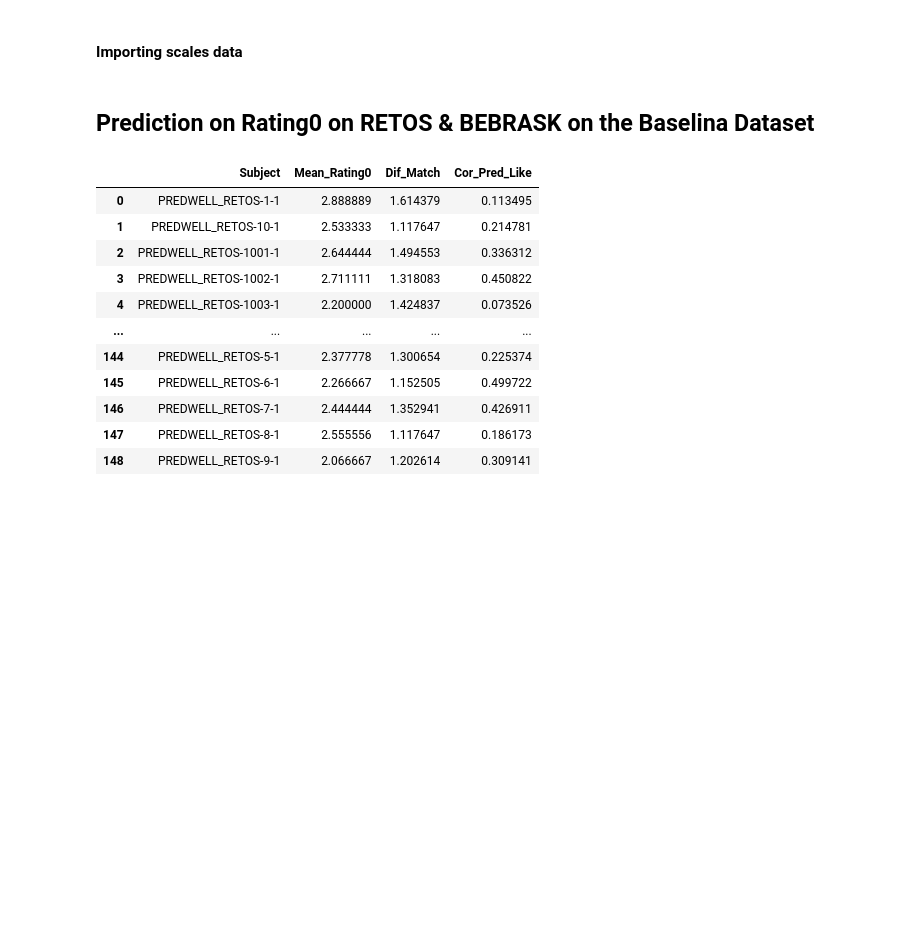
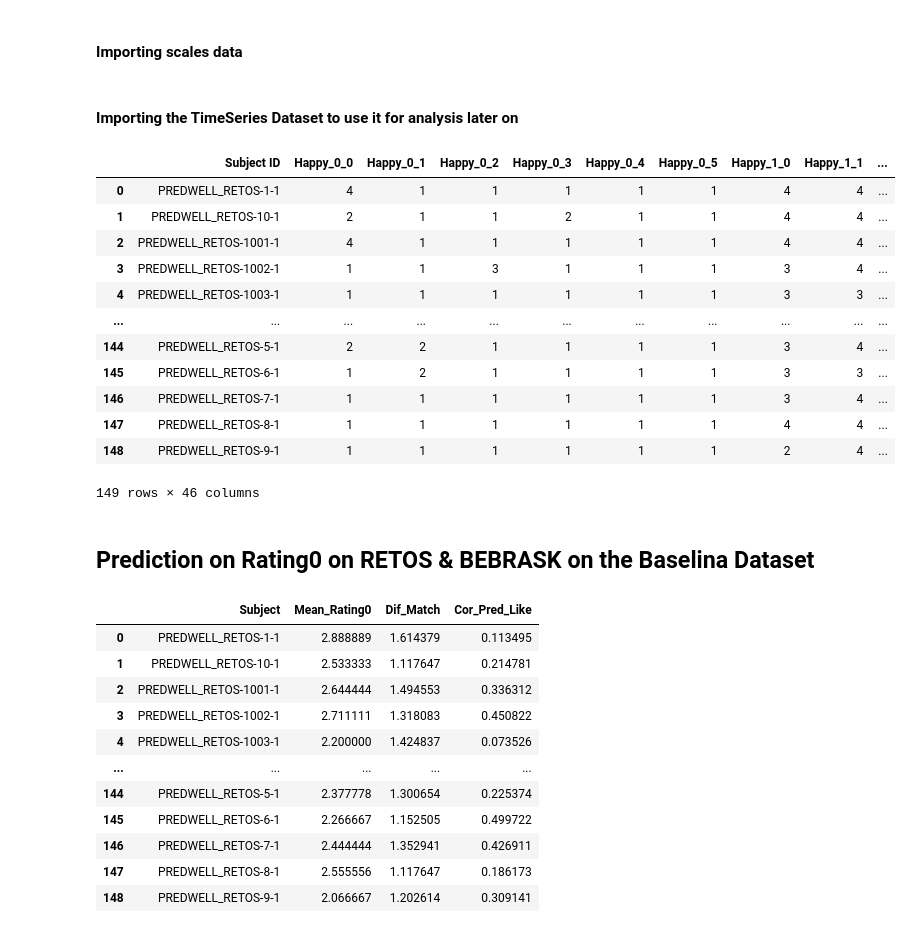
Before and after one commit to ManuIluro22/CasLAB-Predictive-Processing, a Jupyter notebook: Clustering_Predictive_Processing/Clustering_Count_Datasets.ipynb, the cells around one changed output. Cells and saved outputs as stored; diff of their text form; code cells hidden in the pictures; blank space fills up the shorter version.

```diff
--- a/Clustering_Predictive_Processing/Clustering_Count_Datasets.ipynb
+++ b/Clustering_Predictive_Processing/Clustering_Count_Datasets.ipynb
@@ -42,3 +42,22 @@ SPQ = ["SPQ", "SPQ_IR"]
 MSSB = ["MSSB_POS", "MSSB_NEG", "MSSB_DES"]
 
 list_metrics = [PANAS, ERQ, UPPSP, BIS_BAS, TEPS, SHS, FS, LOTR, RRQ, ASI3, SPQ, MSSB]
+# %% [markdown]
+#### Importing the TimeSeries Dataset to use it for analysis later on
+# %%
+ts_data = pd.read_excel("RETOS_BEBRASK_Rating0_Time_Series.xlsx")
+ts_data.sort_values(by='Subject ID').reset_index(drop=True)
+# %% [output]
+|  | Subject ID | Happy_0_0 | Happy_0_1 | Happy_0_2 | Happy_0_3 | Happy_0_4 | Happy_0_5 | Happy_1_0 | Happy_1_1 | ... |
+| 0 | PREDWELL_RETOS-1-1 | 4 | 1 | 1 | 1 | 1 | 1 | 4 | 4 | ... |
+| 1 | PREDWELL_RETOS-10-1 | 2 | 1 | 1 | 2 | 1 | 1 | 4 | 4 | ... |
+| 2 | PREDWELL_RETOS-1001-1 | 4 | 1 | 1 | 1 | 1 | 1 | 4 | 4 | ... |
+| 3 | PREDWELL_RETOS-1002-1 | 1 | 1 | 3 | 1 | 1 | 1 | 3 | 4 | ... |
+| 4 | PREDWELL_RETOS-1003-1 | 1 | 1 | 1 | 1 | 1 | 1 | 3 | 3 | ... |
+| ... | ... | ... | ... | ... | ... | ... | ... | ... | ... | ... |
+| 144 | PREDWELL_RETOS-5-1 | 2 | 2 | 1 | 1 | 1 | 1 | 3 | 4 | ... |
+| 145 | PREDWELL_RETOS-6-1 | 1 | 2 | 1 | 1 | 1 | 1 | 3 | 3 | ... |
+| 146 | PREDWELL_RETOS-7-1 | 1 | 1 | 1 | 1 | 1 | 1 | 3 | 4 | ... |
+| 147 | PREDWELL_RETOS-8-1 | 1 | 1 | 1 | 1 | 1 | 1 | 4 | 4 | ... |
+| 148 | PREDWELL_RETOS-9-1 | 1 | 1 | 1 | 1 | 1 | 1 | 2 | 4 | ... |
+149 rows × 46 columns
```
Also changed, not shown: parts of 14 cells of this notebook, 1 other file.
